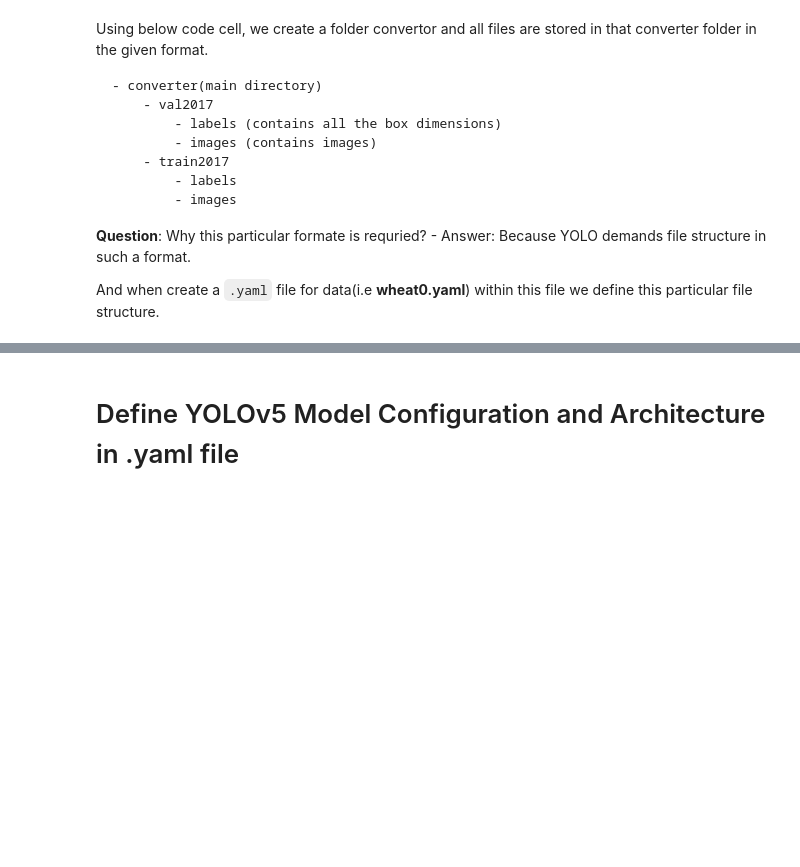
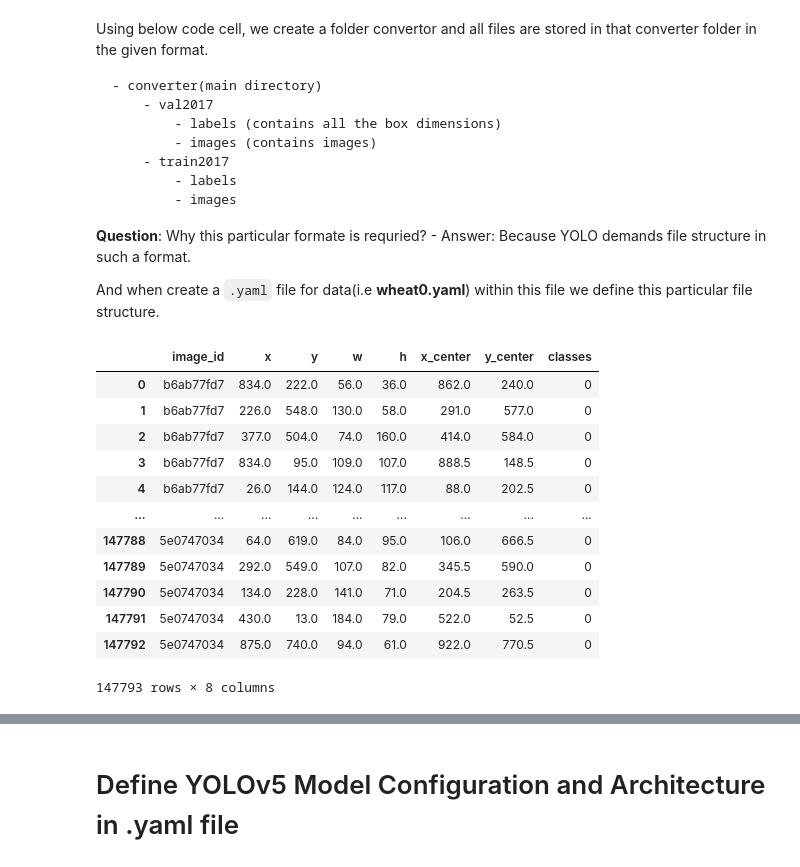
Before and after one commit to njoysubho/datascience, a Jupyter notebook: gettingstarted-with-yolov5-global-wheat-detection.ipynb, the cells around one changed output, grey strips where cells are left out. Cells and saved outputs as stored; diff of their text form; code cells hidden in the pictures; blank space fills up the shorter version.

````diff
--- a/gettingstarted-with-yolov5-global-wheat-detection.ipynb
+++ b/gettingstarted-with-yolov5-global-wheat-detection.ipynb
@@ -207,4 +270,21 @@ Using below code cell, we create a folder convertor and all files are stored in
     - Answer: Because YOLO demands file structure in such a format.
 
 And when create a ```.yaml``` file for data(i.e __wheat0.yaml__) within this file we define this particular file structure.
+# %%
+
+df
+# %% [output]
+|  | image_id | x | y | w | h | x_center | y_center | classes |
+| 0 | b6ab77fd7 | 834.0 | 222.0 | 56.0 | 36.0 | 862.0 | 240.0 | 0 |
+| 1 | b6ab77fd7 | 226.0 | 548.0 | 130.0 | 58.0 | 291.0 | 577.0 | 0 |
+| 2 | b6ab77fd7 | 377.0 | 504.0 | 74.0 | 160.0 | 414.0 | 584.0 | 0 |
+| 3 | b6ab77fd7 | 834.0 | 95.0 | 109.0 | 107.0 | 888.5 | 148.5 | 0 |
+| 4 | b6ab77fd7 | 26.0 | 144.0 | 124.0 | 117.0 | 88.0 | 202.5 | 0 |
+| ... | ... | ... | ... | ... | ... | ... | ... | ... |
+| 147788 | 5e0747034 | 64.0 | 619.0 | 84.0 | 95.0 | 106.0 | 666.5 | 0 |
+| 147789 | 5e0747034 | 292.0 | 549.0 | 107.0 | 82.0 | 345.5 | 590.0 | 0 |
+| 147790 | 5e0747034 | 134.0 | 228.0 | 141.0 | 71.0 | 204.5 | 263.5 | 0 |
+| 147791 | 5e0747034 | 430.0 | 13.0 | 184.0 | 79.0 | 522.0 | 52.5 | 0 |
+| 147792 | 5e0747034 | 875.0 | 740.0 | 94.0 | 61.0 | 922.0 | 770.5 | 0 |
+147793 rows × 8 columns
 # %%
````
Also changed, not shown: parts of 12 cells of this notebook.
